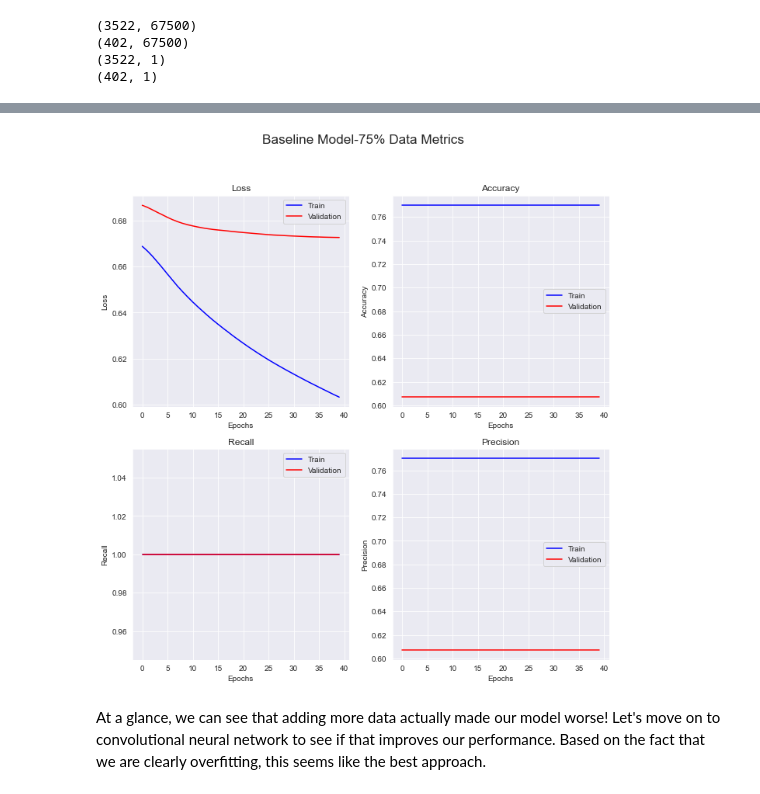
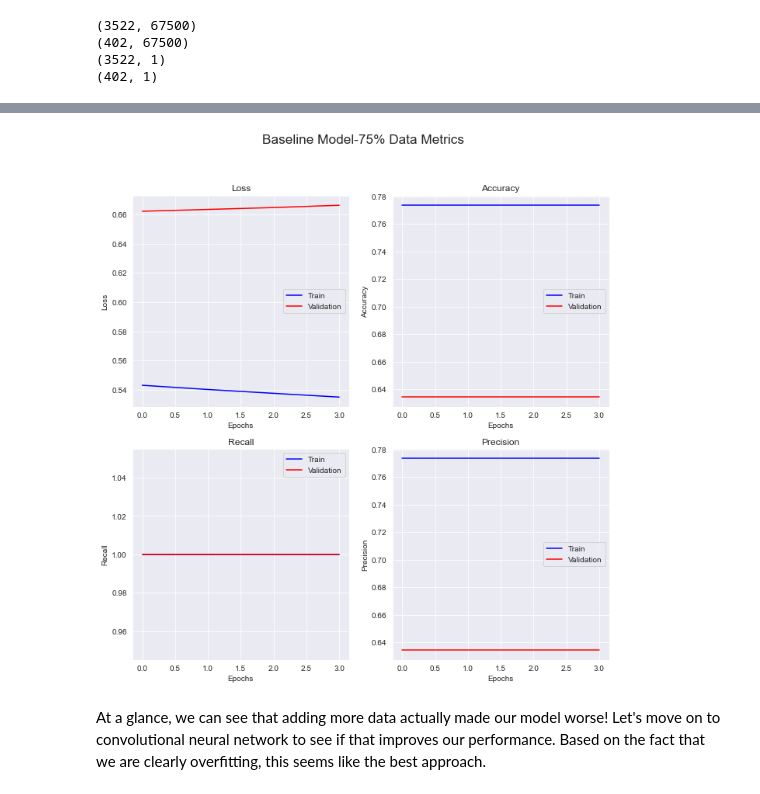
Before and after one commit to Bella3s/xray_image_classification, a Jupyter notebook: index.ipynb, the cells around one changed output, grey strips where cells are left out. Saved outputs shown, nothing was run; the diff lists cells and outputs as text; code cells hidden in the pictures.

```diff
--- a/index.ipynb
+++ b/index.ipynb
@@ -533,12 +508,17 @@ start_time = time.time()
 baselinemodel_75.compile(optimizer=optimizers.RMSprop(learning_rate=1e-8),
                       loss='binary_crossentropy',
                       metrics=['accuracy', tf.keras.metrics.Recall(), tf.keras.metrics.Precision()])
+
+# Add an Early Stopping
+callback = keras.callbacks.EarlyStopping(monitor='val_accuracy',
+                             patience=3)
 # Fit Model
 baseline_75_history = baselinemodel.fit(train_img_reshaped,
                                      train_labels_reshaped,
                                      epochs=40,
                                      batch_size=35,
-                                     validation_data=(val_img_reshaped, val_labels_reshaped))
+                                     validation_data=(val_img_reshaped, val_labels_reshaped),
+                                     callbacks=[callback])
 end_time = time.time()
 execution_time = end_time - start_time
 print('Execution Time: {}'.format(round(execution_time),2))
@@ -563,9 +535,9 @@ Execution Time: 103
 # %%
 # Visualize Results
 train_metrics, val_metrics = create_metric_lists(baseline_75_history)
-visualize_metrics(range(40), train_metrics, val_metrics, 'Baseline Model-75% Data')
+visualize_metrics(range(callback.stopped_epoch+1), train_metrics, val_metrics, 'Baseline Model-75% Data')
 # %% [output]
-[figure, old version]
+[figure, new version]
 # %% [markdown]
 At a glance, we can see that adding more data actually made our model worse!  Let's move on to convolutional neural network to see if that improves our performance.  Based on the fact that we are clearly overfitting, this seems like the best approach.
 # %% [markdown]
```
Also changed, not shown: parts of 16 cells of this notebook.
